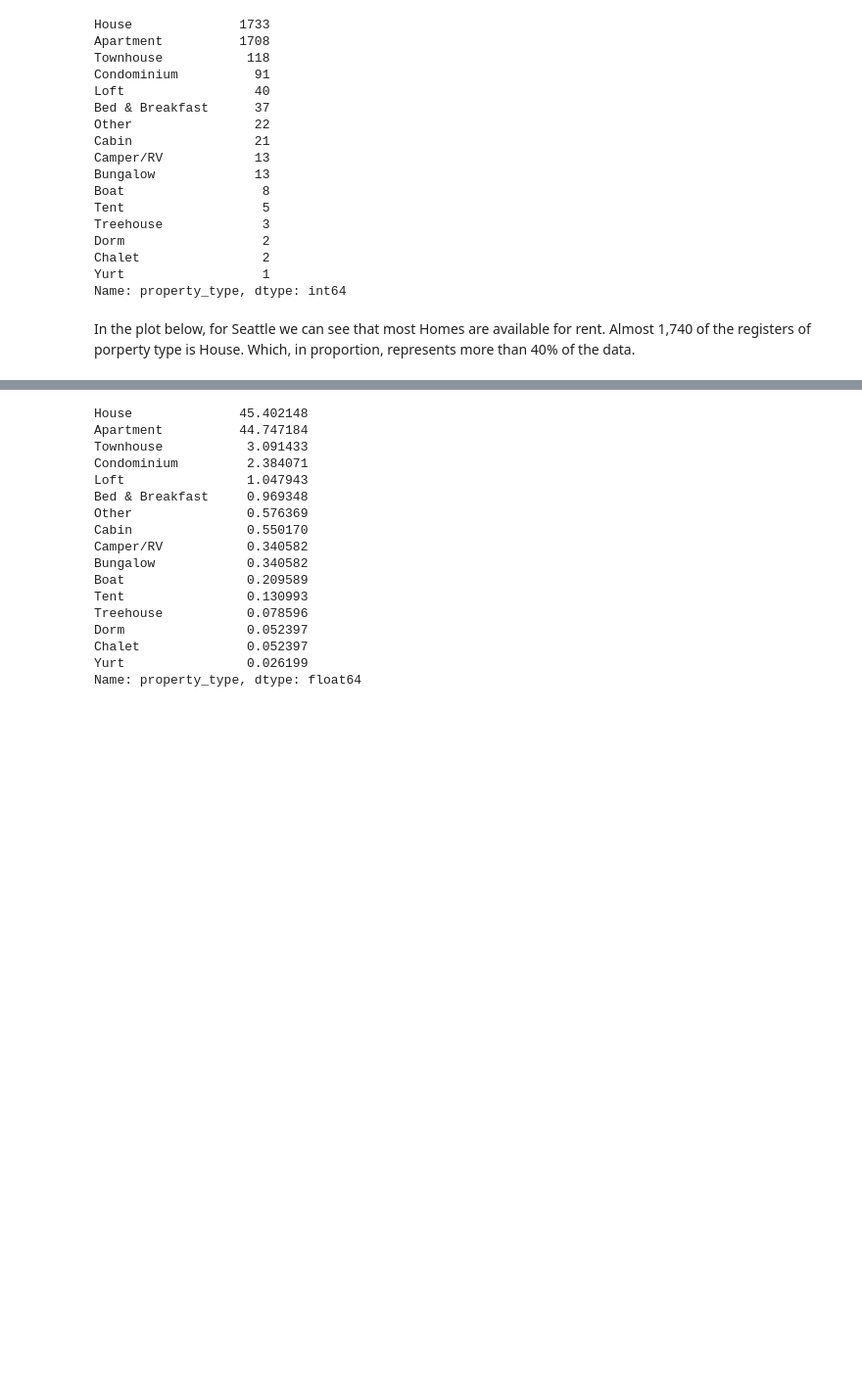
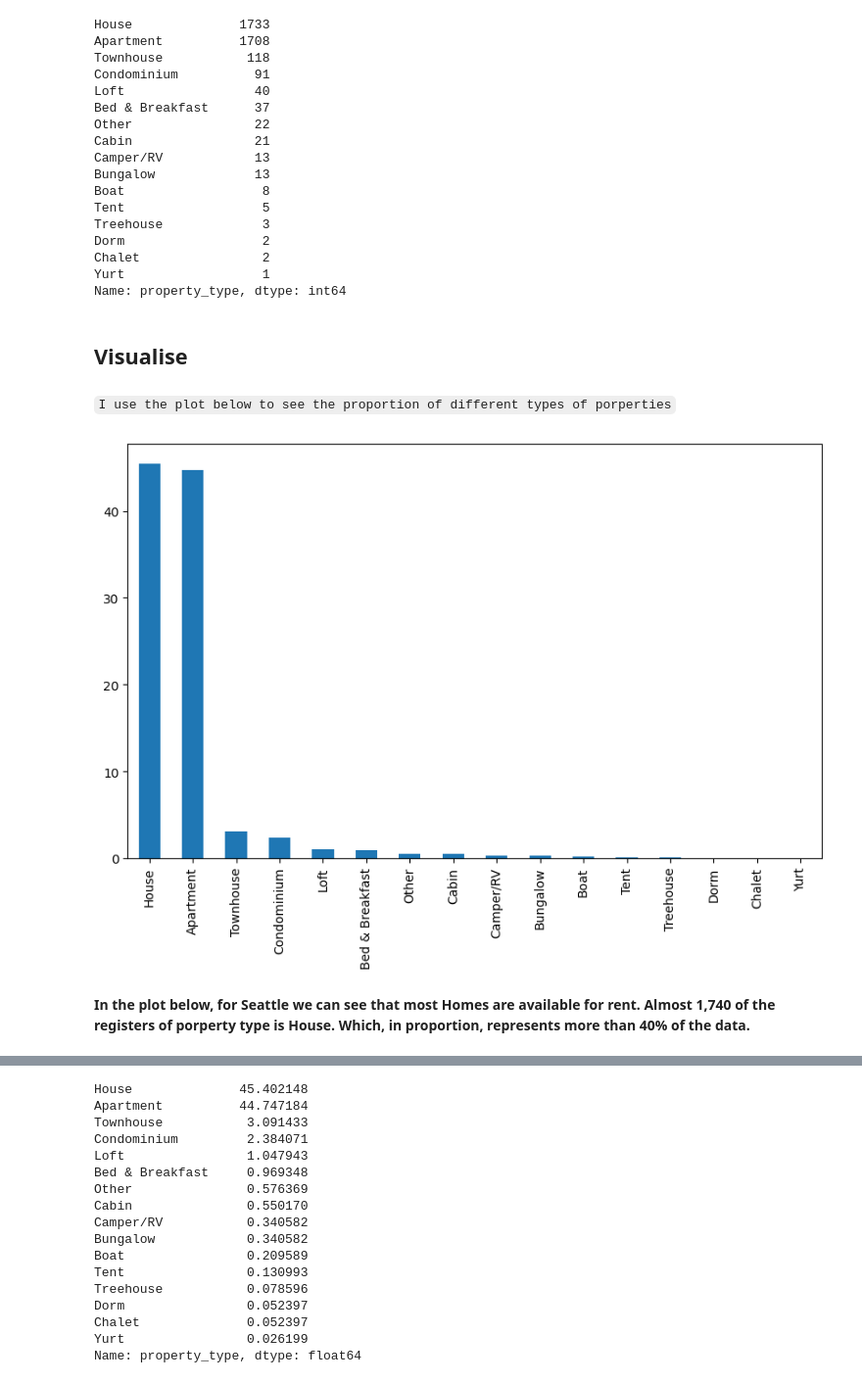
Before and after one commit to LucasGuiraldelli/Exploratory-Data-Analysis, a Jupyter notebook: 01_Seattle_AirbNb_Analysis.ipynb, the cells around one changed output, grey strips where cells are left out. Shown at 98% size. Saved outputs shown, nothing was run; the diff lists cells and outputs as text; code cells hidden in the pictures; blank space fills up the shorter version.

```diff
--- a/01_Seattle_AirbNb_Analysis.ipynb
+++ b/01_Seattle_AirbNb_Analysis.ipynb
@@ -108,6 +163,31 @@ Dorm                  2
 Chalet                2
 Yurt                  1
 Name: property_type, dtype: int64
+# %% [markdown]
+## Visualise
+# %% [markdown]
+`I use the plot below to see the proportion of different types of porperties`
+# %%
+# Function creation
+def barplot(df, col):
+
+    '''
+        Returns a bar plot of the column of the dataframe requested in the definition of the function
+
+        input:
+                Dataframe: Dataframe of the data
+                Col: Col that exists in the above dataframe
+        output:
+
+
+    '''
+
+    (df[col].value_counts() / df[col].value_counts().sum() * 100).plot(kind='bar', figsize=(10,6))
+# %%
+# Example
+barplot(df, 'property_type')
+# %% [output]
+[figure, added]
 # %% [markdown]
-In the plot below, for Seattle we can see that most Homes are available for rent. Almost  1,740 of the registers of porperty type is House.
-Which, in proportion, represents more than 40% of the data.
+**In the plot below, for Seattle we can see that most Homes are available for rent. Almost  1,740 of the registers of porperty type is House.
+Which, in proportion, represents more than 40% of the data.**
```
Also changed, not shown: parts of 49 cells of this notebook.
